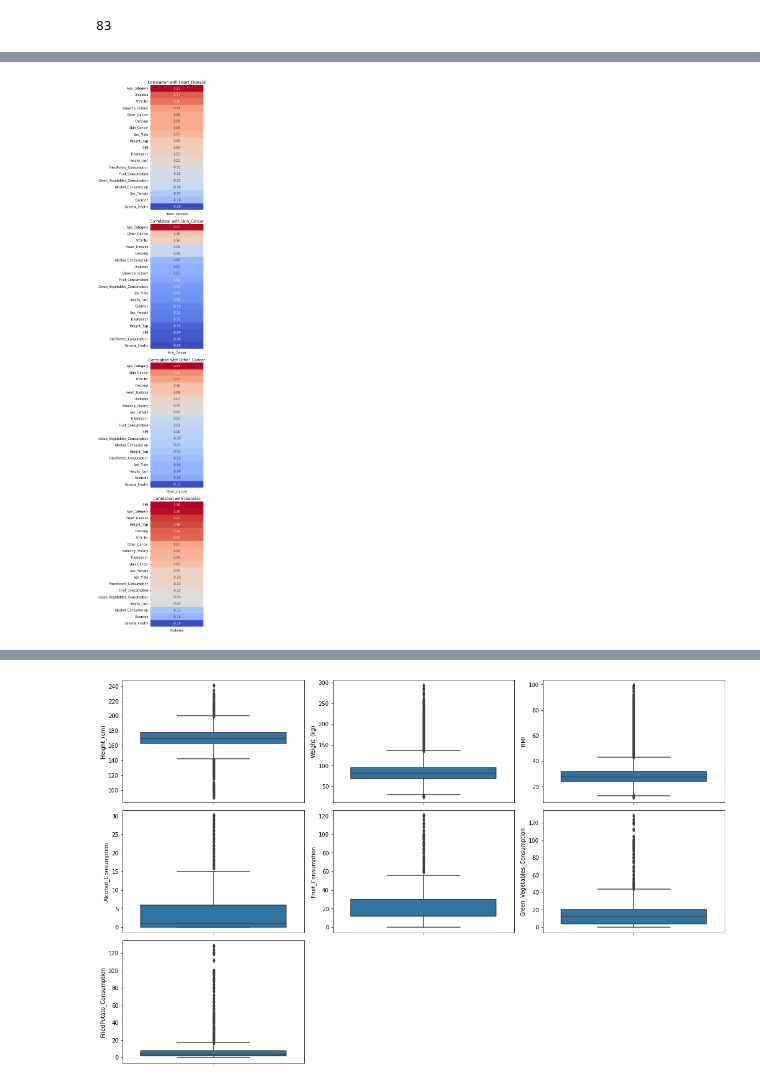
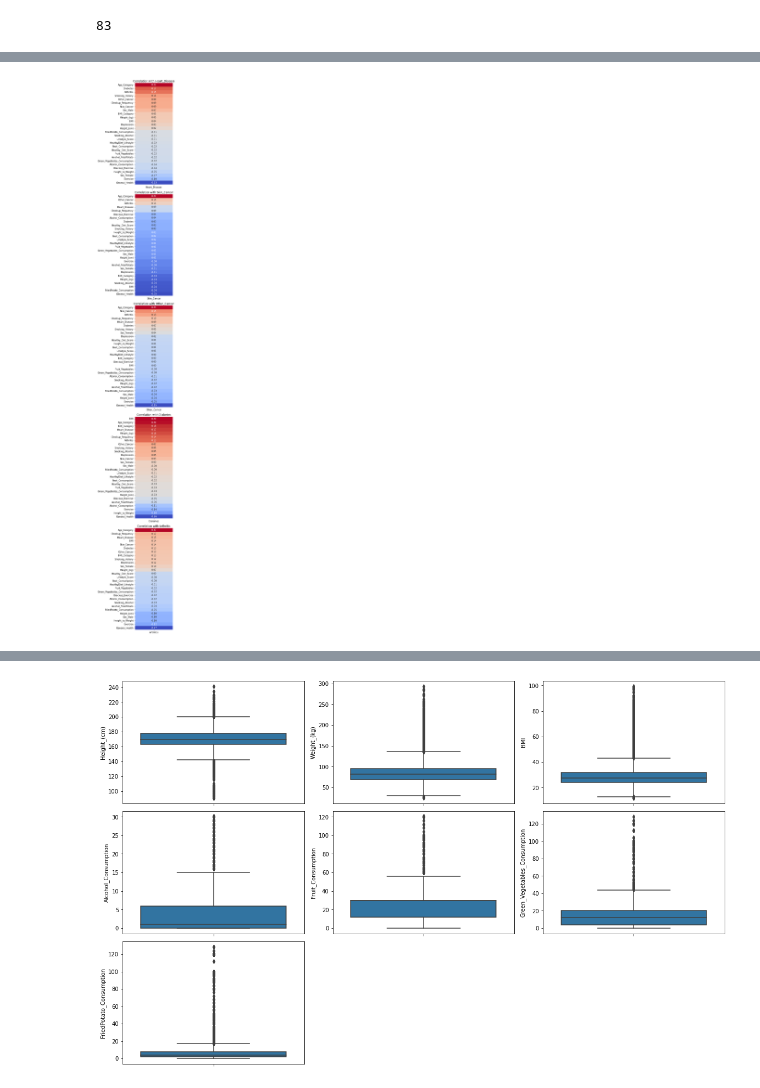
Before and after one commit to meltemarmann/HeartDiseaseRiskPrediction, a Jupyter notebook: Health-Disease-Prediction-V2.ipynb, the cells around one changed output, grey strips where cells are left out. Drawn from its saved outputs; the diff is of its cells as text; code cells hidden in the pictures.

```diff
--- a/Health-Disease-Prediction-V2.ipynb
+++ b/Health-Disease-Prediction-V2.ipynb
@@ -207,19 +259,19 @@ plt.show()
 # %%
-disease_variables = ['Heart_Disease', 'Skin_Cancer', 'Other_Cancer', 'Diabetes']
+disease_variables = ['Heart_Disease', 'Skin_Cancer', 'Other_Cancer', 'Diabetes', 'Arthritis']
 
 corr = data.corr()
 
-fig, axs = plt.subplots(len(disease_variables), 1, figsize=(5, 25))
+fig, axs = plt.subplots(len(disease_variables), 1, figsize=(5, 35))
 
 for ax, disease in zip(axs, disease_variables):
     target_corr = corr[disease].drop(disease)
 
     target_corr_sorted = target_corr.sort_values(ascending=False)
 
     sns.heatmap(target_corr_sorted.to_frame(), cmap="coolwarm", annot=True, fmt='.2f', cbar=False, ax=ax)
     ax.set_title('Correlation with ' + disease)
 
 plt.tight_layout()
 plt.show()
 # %% [output]
-[figure, old version]
+[figure, new version]
```
Also changed, not shown: parts of 20 cells of this notebook.
